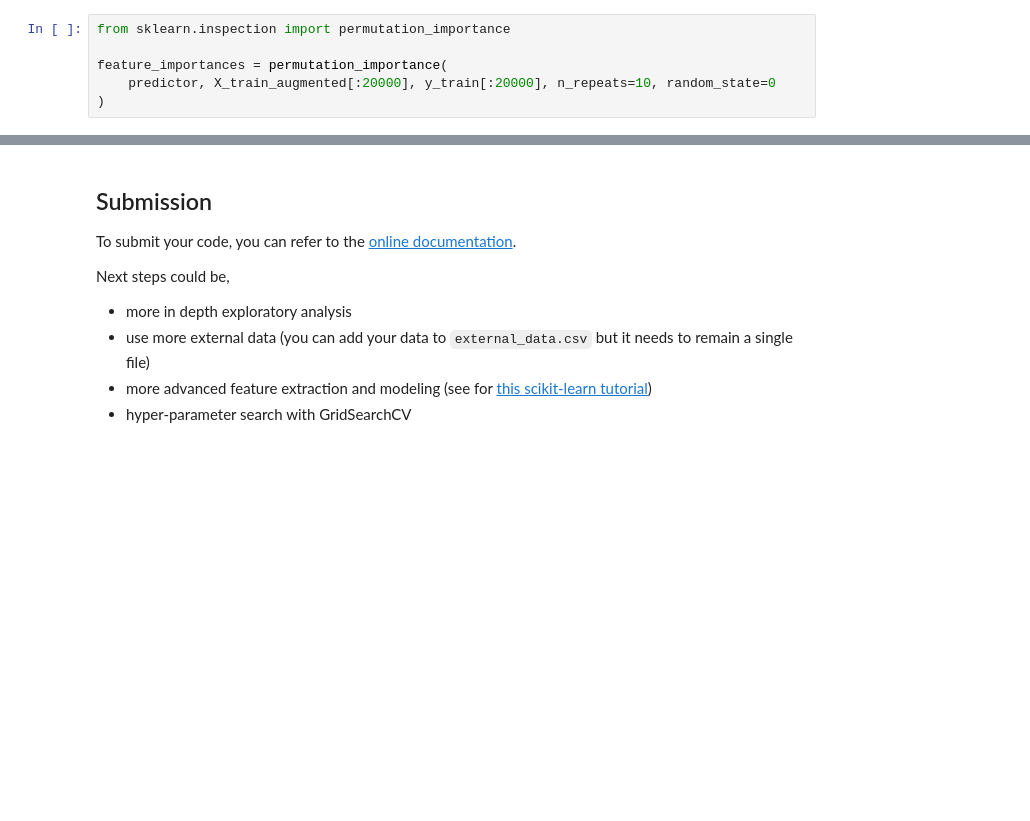
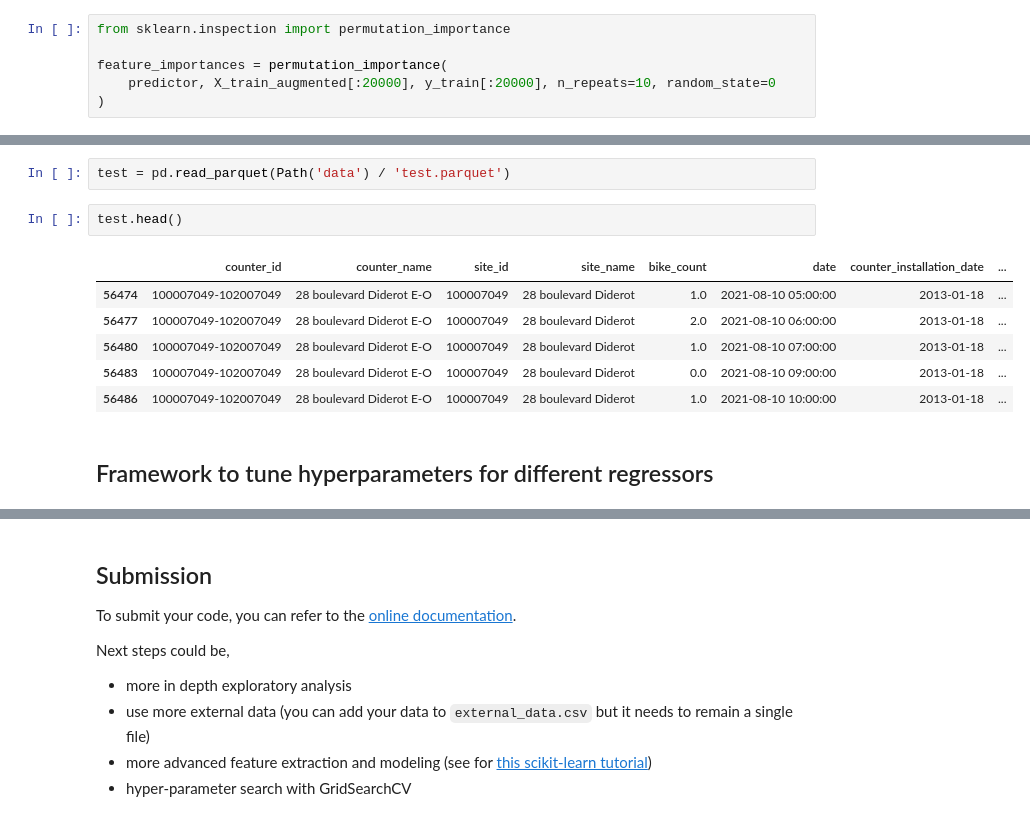
Before and after one commit to abhishikth25/RAMP-Project, a Jupyter notebook: bike_counters_starting_kit.ipynb, the cells around one changed output, grey strips where cells are left out. Cells and saved outputs as stored; diff of their text form; blank space fills up the shorter version.

```diff
--- a/bike_counters_starting_kit.ipynb
+++ b/bike_counters_starting_kit.ipynb
@@ -542,0 +719,13 @@ plt.show()
+# %%
+test = pd.read_parquet(Path('data') / 'test.parquet')
+# %%
+test.head()
+# %% [output]
+|  | counter_id | counter_name | site_id | site_name | bike_count | date | counter_installation_date | ... |
+| 56474 | 100007049-102007049 | 28 boulevard Diderot E-O | 100007049 | 28 boulevard Diderot | 1.0 | 2021-08-10 05:00:00 | 2013-01-18 | ... |
+| 56477 | 100007049-102007049 | 28 boulevard Diderot E-O | 100007049 | 28 boulevard Diderot | 2.0 | 2021-08-10 06:00:00 | 2013-01-18 | ... |
+| 56480 | 100007049-102007049 | 28 boulevard Diderot E-O | 100007049 | 28 boulevard Diderot | 1.0 | 2021-08-10 07:00:00 | 2013-01-18 | ... |
+| 56483 | 100007049-102007049 | 28 boulevard Diderot E-O | 100007049 | 28 boulevard Diderot | 0.0 | 2021-08-10 09:00:00 | 2013-01-18 | ... |
+| 56486 | 100007049-102007049 | 28 boulevard Diderot E-O | 100007049 | 28 boulevard Diderot | 1.0 | 2021-08-10 10:00:00 | 2013-01-18 | ... |
+# %% [markdown]
+## Framework to tune hyperparameters for different regressors
```
Also changed, not shown: parts of 45 cells of this notebook, 4 other files.
